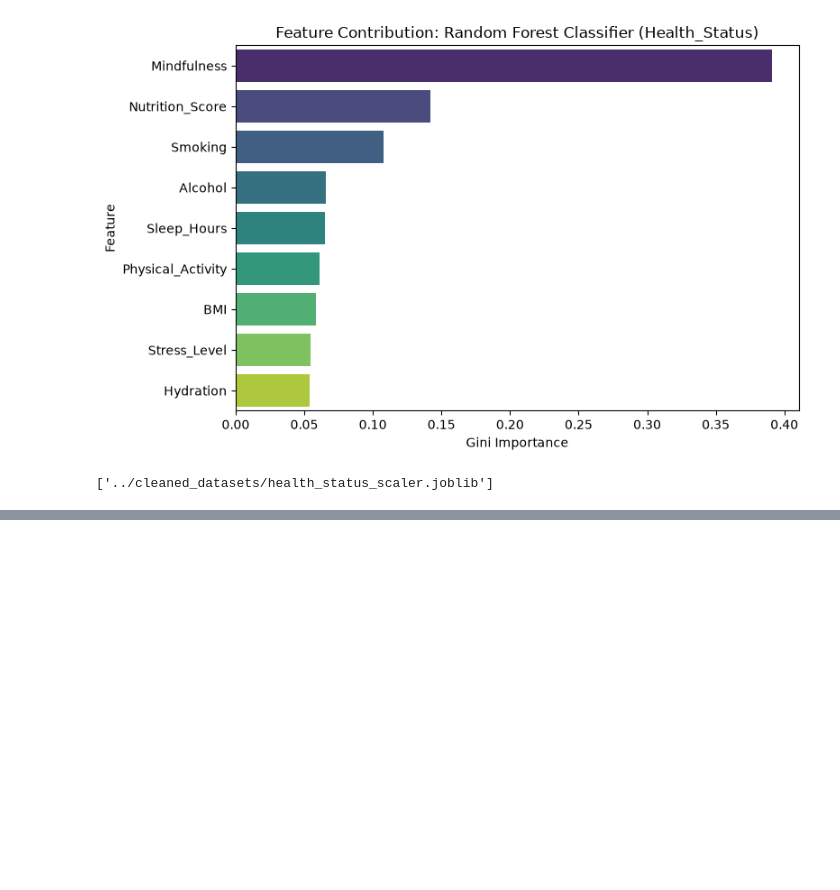
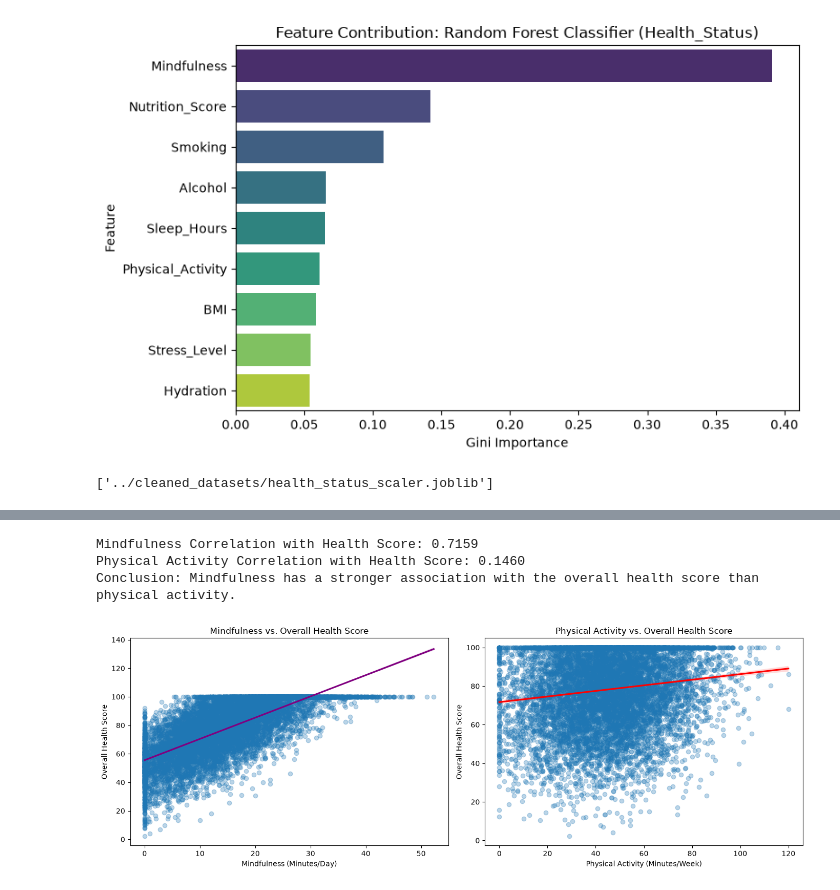
Before and after one commit to LieneRubule/Holistic-Health-and-Lifestyle-Score-Dataset, a Jupyter notebook: jupyter_notebooks/04_Machine_learning.ipynb, the cells around one changed output, grey strips where cells are left out. Drawn from its saved outputs; the diff is of its cells as text; code cells hidden in the pictures; blank space fills up the shorter version.

Commit message:
Q5: Add mindfulness vs physical activity comparative correlation analysis and plots

```diff
--- a/jupyter_notebooks/04_Machine_learning.ipynb
+++ b/jupyter_notebooks/04_Machine_learning.ipynb
@@ -241,0 +253,34 @@ Passing `palette` without assigning `hue` is deprecated and will be removed in v
+# %%
+# Calculate correlation coefficients for Mindfulness and Physical Activity with Overall Health Score
+mind_corr = df['Mindfulness'].corr(df['Overall_Health_Score'])
+pa_corr = df['Physical_Activity'].corr(df['Overall_Health_Score'])
+
+print(f"Mindfulness Correlation with Health Score: {mind_corr:.4f}")
+print(f"Physical Activity Correlation with Health Score: {pa_corr:.4f}")
+
+if abs(mind_corr) > abs(pa_corr):
+    print("Conclusion: Mindfulness has a stronger association with the overall health score than physical activity.")
+else:
+    print("Conclusion: Physical activity has a stronger association with the overall health score than mindfulness.")
+
+# Side-by-side regression plots
+fig, axes = plt.subplots(1, 2, figsize=(14, 5))
+
+sns.regplot(data=df, x='Mindfulness', y='Overall_Health_Score', ax=axes[0], scatter_kws={'alpha': 0.3}, line_kws={'color': 'purple'})
+axes[0].set_title("Mindfulness vs. Overall Health Score")
+axes[0].set_xlabel("Mindfulness (Minutes/Day)")
+axes[0].set_ylabel("Overall Health Score")
+
+sns.regplot(data=df, x='Physical_Activity', y='Overall_Health_Score', ax=axes[1], scatter_kws={'alpha': 0.3}, line_kws={'color': 'red'})
+axes[1].set_title("Physical Activity vs. Overall Health Score")
+axes[1].set_xlabel("Physical Activity (Minutes/Week)")
+axes[1].set_ylabel("Overall Health Score")
+
+plt.tight_layout()
+plt.savefig(visuals_dir / "q5_mindfulness_vs_physical_activity.png", dpi=300)
+plt.show()
+# %% [output]
+Mindfulness Correlation with Health Score: 0.7159
+Physical Activity Correlation with Health Score: 0.1460
+Conclusion: Mindfulness has a stronger association with the overall health score than physical activity.
+[figure, added]
```
Also changed, not shown: parts of 3 cells of this notebook, 1 other file.
